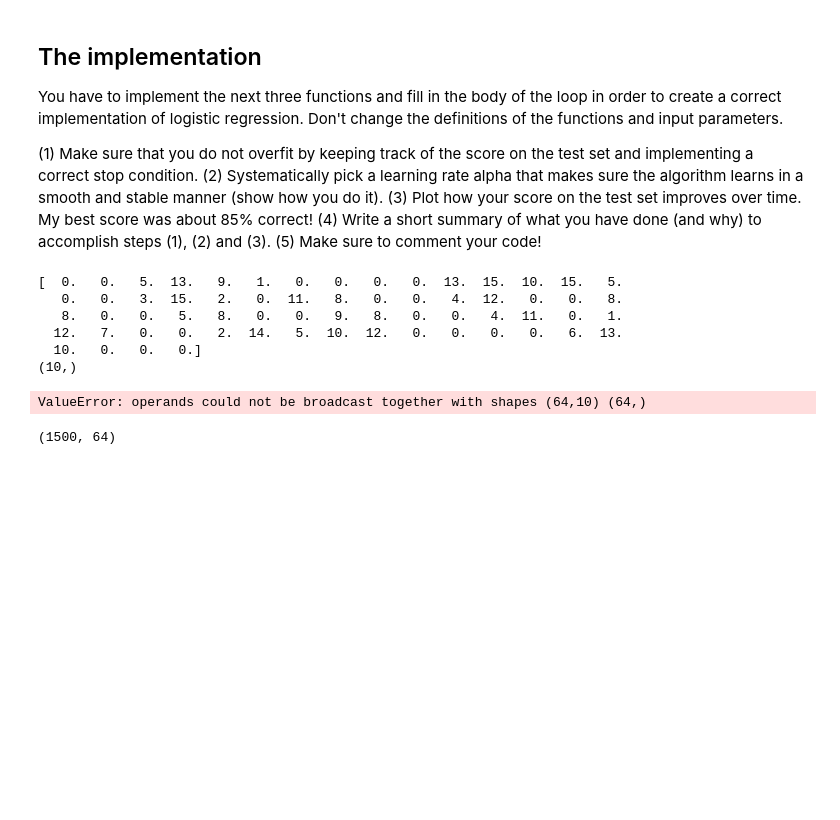
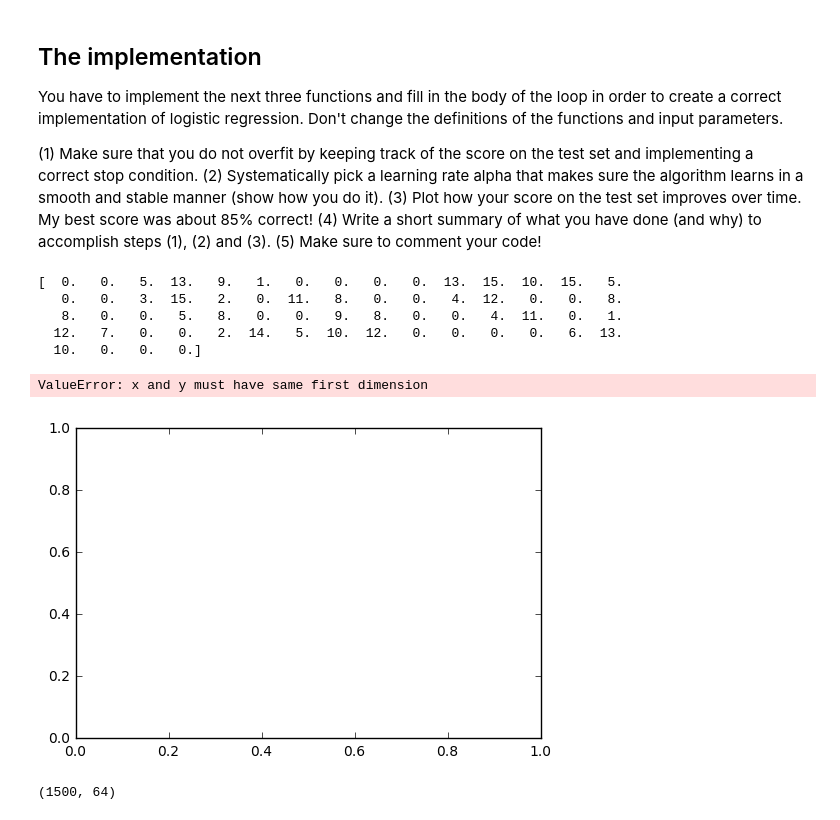
Before and after one commit to Mahdiazhari/Machine-Learning, a Jupyter notebook: Temp Folder/gradedAss1-1.ipynb, the cells around one changed output. Cells and saved outputs as stored; diff of their text form; code cells hidden in the pictures; blank space fills up the shorter version.

```diff
--- a/Temp Folder/gradedAss1-1.ipynb
+++ b/Temp Folder/gradedAss1-1.ipynb
@@ -69,15 +69,12 @@ You have to implement the next three functions and fill in the body of the loop
 #Make a prediction function h
 def prediction_function(x,theta):
     #z=matrix mult
-    z=dot(x,theta)
+    z=dot(theta.T,x)
     return 1/(1+exp(-z))
 # %%
 #Use the output of that function to compute the cost function J:
 def cost_function(x_predict,y):
-    if y == 1:
-        return -log(x_predict)
-    else:
-        return -log(1-x_predict)
+   return (-1/len(x))* (y*log(x_predict) - (1-y)*log(1-x_predict))
 # %%
 #Create a function that returns the gradient values, given h (x_predict), y and x:
 def compute_gradient(x_predict, y, x):
@@ -104,55 +103,60 @@ print (x[0,:])
 
 
 
-i = 0
-cost = 10 #random cost number, can be anything, in theory, it's infinity
+#i = 0
+#cost = 10 #random cost number, can be anything, in theory, it's infinity
 #Try to save the output of the cost function at each iteration and plot it at the end
 
 for i in range(iterations):
-     for j in range(x.shape[0]):
-
+    for j in range(x.shape[0]):
         x_predict = prediction_function(x[j,:].T,theta)
-        print(shape(x_predict))
+        #print(shape(x_predict)) #extra functions to see things.
         y = np.zeros(10)
         y[target[j]] = 1
-        dtheta = compute_gradient(x_predict,y,x[j,:])
-        theta  = theta - alpha*dtheta
+        cost_function(x_predict,y)
+        dtheta = compute_gradient(x_predict,y,x)
+    break
+    theta  = theta - alpha*dtheta
 
-        cost_function(x_predict,y)
 
+
+
+plt.plot(x,prediction_function(x.T,theta))
+plt.plot(x,y,'o')
+plt.show()
 
 #while (i < iterations) and (cost > stopcondition):
  #   i = i +1
     #Put everything together here
     #x_predict = prediction_function(x,theta)
     #dtheta = compute_gradient(x_predict,y,x)
     #theta  = theta - alpha*dtheta
     #cost = cost_function(x_predict,y)
 
 #we dont need no stopcondition
 
 
 # for i in range(iterations):
 #     for j in range(x.shape[0]):
 
 #         x_predict = prediction_function(x[j,:].T,theta)
 #         y = np.zeros(10)
 #         y[target[j]] = 1
 
 #         cost_function(x_predict,y)
 
 # #In Andrew Ng's presentation he says that y needs to be 1 or 0.
 # #You can use the following example code in the inner loop of your implementation
 # y = np.zeros(10) #First create a y vector with only zeros
 # y[target[j]] = 1 #Then set the right class equal to 1
 # %% [output]
 [  0.   0.   5.  13.   9.   1.   0.   0.   0.   0.  13.  15.  10.  15.   5.
    0.   0.   3.  15.   2.   0.  11.   8.   0.   0.   4.  12.   0.   0.   8.
    8.   0.   0.   5.   8.   0.   0.   9.   8.   0.   0.   4.  11.   0.   1.
   12.   7.   0.   0.   2.  14.   5.  10.  12.   0.   0.   0.   0.   6.  13.
   10.   0.   0.   0.]
-(10,)
-ValueError: operands could not be broadcast together with shapes (64,10) (64,)
+ValueError: x and y must have same first dimension
+[figure, added]
 # %%
 x = np.reshape(digits.images[:1500],(1500,64))
 # %%
```
Also changed, not shown: parts of 1 cell of this notebook.
